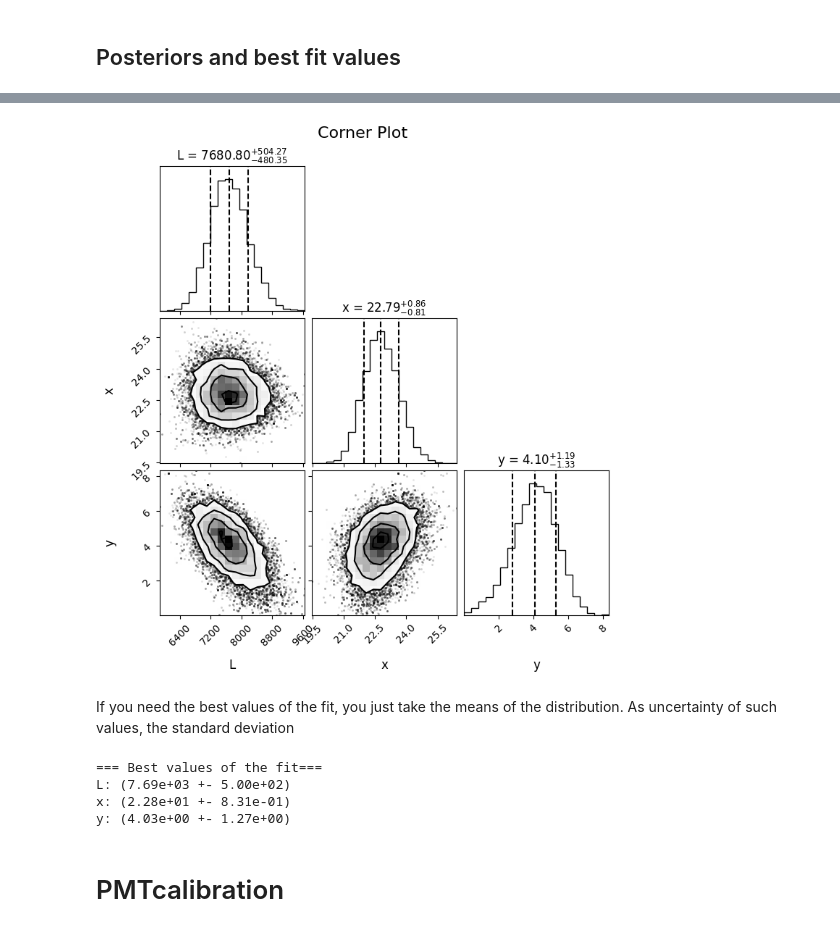
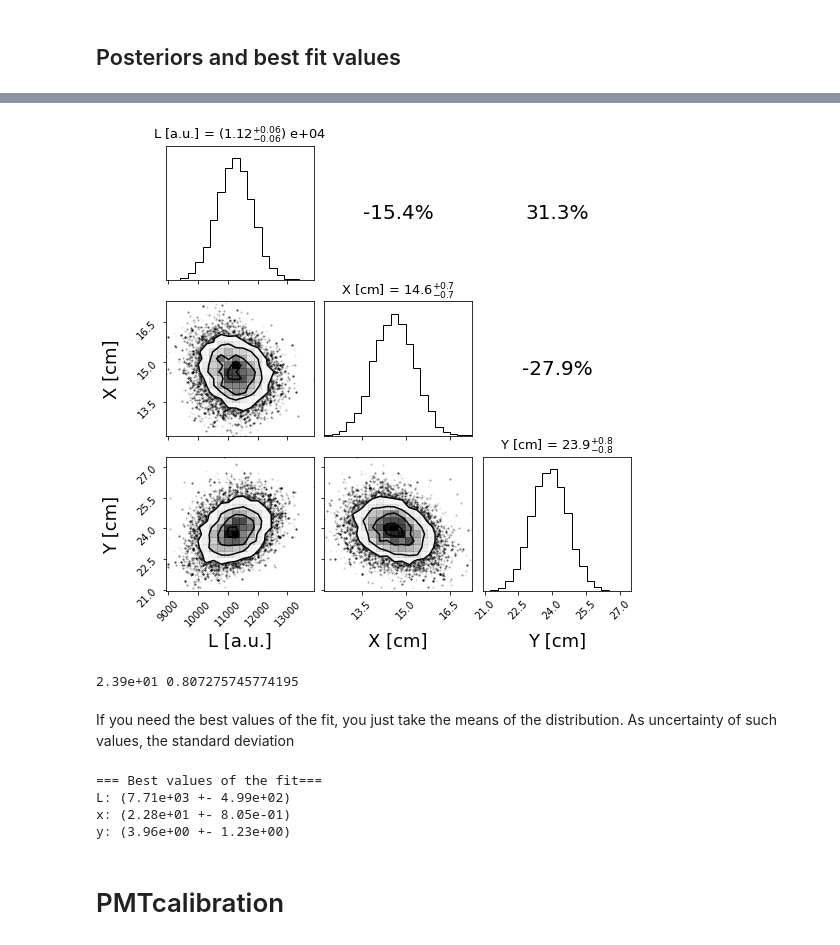
Before and after one commit to fraborra/Cygno_PMTs_fit, a Jupyter notebook: How_read_BAT_output.ipynb, the cells around one changed output, grey strips where cells are left out. Cells and saved outputs as stored; diff of their text form; code cells hidden in the pictures.

```diff
--- a/How_read_BAT_output.ipynb
+++ b/How_read_BAT_output.ipynb
@@ -21,7 +21,7 @@ It's main output are MCMC chains and here there are some lines of code to a star
 # %% [markdown]
 # association
 # %%
-output_filename = './output_association/association_golden_input.txt_0_mcmc.root'
+output_filename = './output_association/association_2_mcmc.root'
 mcmc = uproot.open(output_filename)
 variables = ['L','x','y']
 default = ['Chain','Iteration','Phase']
@@ -75,15 +69,67 @@ A corner plot is an easy way to plot the probability distribution of the fitted
 # %%
+labels = [r'L [a.u.]', 'X [cm]', 'Y [cm]']
+
+# figure = corner.corner(samples,
+#                        labels=variables,
+#                        show_titles=True,quantiles=[0.16, 0.5, 0.84],
+#                        title_kwargs={"fontsize": 12},label_kwargs={"fontsize": 12},
+#                        title_fmt=".2g")
+
 figure = corner.corner(samples,
-                       labels=variables,
-                       show_titles=True,quantiles=[0.16, 0.5, 0.84],
-                       title_kwargs={"fontsize": 12},label_kwargs={"fontsize": 12})
+                       labels=labels,
+                       label_kwargs={"fontsize": 18},
+                       )
+
 plt.rcParams['xtick.labelsize'] = 10
 plt.rcParams['ytick.labelsize'] = 10
-plt.suptitle("Corner Plot", fontsize=16, y=1.02)
-# plt.savefig('./corner_plot.pdf',format='pdf')
+# plt.suptitle("Corner Plot", fontsize=16, y=1.02)
+
+quantiles = [16, 50, 84]
+axes = np.array(figure.axes).reshape(len(variables), len(variables))
+
+for i, label in enumerate(labels):
+    vals = np.percentile(samples[:, i], quantiles)
+    q_16, q_50, q_84 = vals
+    median = q_50
+    err_minus = q_50 - q_16
+    err_plus = q_84 - q_50
+
+    if 'L' in label:
+        title = f"{label} = $({median/10000:.2f}^{{+{err_plus/10000:.2f}}}_{{-{err_minus/10000:.2f}}})$ e+04"
+    else:
+        title = f"{label} = ${median:.1f}^{{+{err_plus:.1f}}}_{{-{err_minus:.1f}}}$"
+
+    # Imposta il titolo
+    ax = axes[i, i]
+    ax.set_title(title, fontsize=13)
+
+
+
+
+corr = np.corrcoef(np.transpose(samples))
+
+ndim = len(variables)
+axes = np.array(figure.axes).reshape((ndim, ndim))
+
+for i in range(ndim-1):
+    for j in range(ndim):
+        if (j>i):
+            ax = axes[i, j]
+            ax.text(0.5, 0.5,
+                    "{0:.1f}%".format(corr[i, j]*100),
+                    verticalalignment='center', horizontalalignment='center', fontsize = 20)
+
+
+plt.tight_layout(pad=1.01, w_pad=0.1, h_pad=0.1)
+
+plt.savefig('./april25/association_corner_plot.pdf',format='pdf', dpi=400)
 plt.show()
 # %% [output]
-[figure, old version]
+[figure, new version]
+# %%
+print(f'{median:.2e}', err_minus)
+# %% [output]
+2.39e+01 0.807275745774195
 # %% [markdown]
 If you need the best values of the fit, you just take the means of the distribution. As uncertainty of such values, the standard deviation
 # %%
@@ -92,9 +138,9 @@ for var in variables:
     print('%s: (%.2e +- %.2e)'%(var,np.mean( df[set_run(df)][var]),np.std( df[set_run(df)][var])))
 # %% [output]
 === Best values of the fit===
-L: (7.69e+03 +- 5.00e+02)
-x: (2.28e+01 +- 8.31e-01)
-y: (4.03e+00 +- 1.27e+00)
+L: (7.71e+03 +- 4.99e+02)
+x: (2.28e+01 +- 8.05e-01)
+y: (3.96e+00 +- 1.23e+00)
 # %% [markdown]
 # PMTcalibration
 # %%
```
Also changed, not shown: parts of 17 cells of this notebook, 5 other files.
